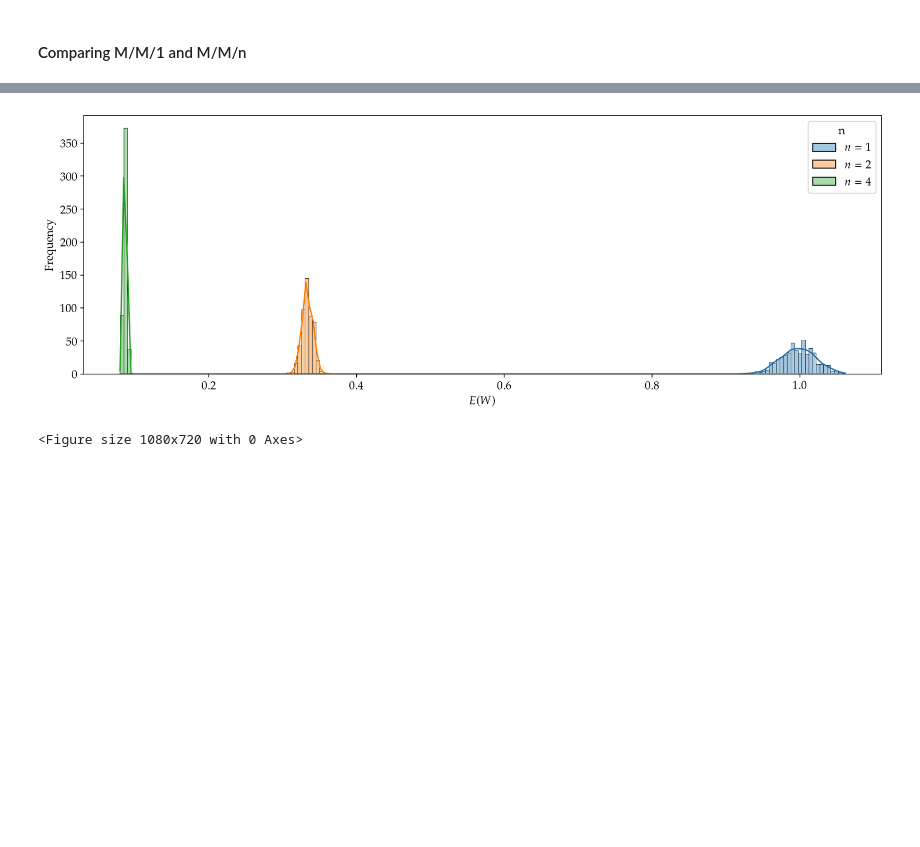
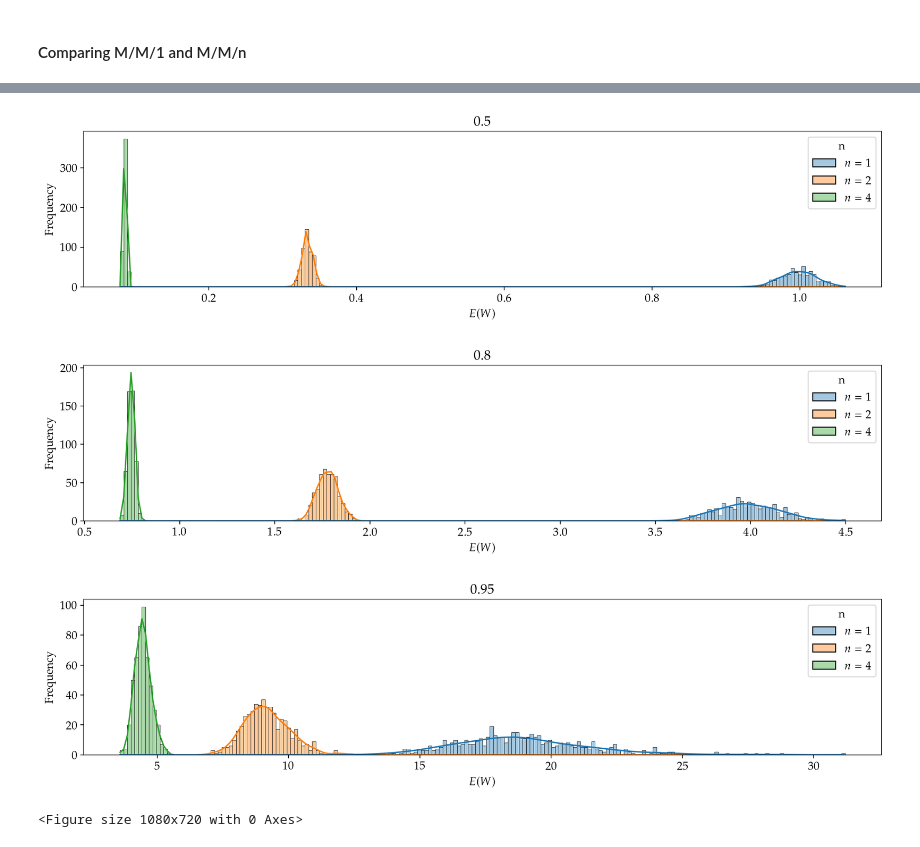
Before and after one commit to Maloup/Stochastic_assignment_2, a Jupyter notebook: Result_visualization.ipynb, the cells around one changed output, grey strips where cells are left out. Saved outputs shown, nothing was run; the diff lists cells and outputs as text; code cells hidden in the pictures; blank space fills up the shorter version.

```diff
--- a/Result_visualization.ipynb
+++ b/Result_visualization.ipynb
@@ -281,11 +285,28 @@ plt.show()
-# %%
-plt.figure(figsize = (15,5))
-sns.histplot(data = df, hue="n", x="E(W)", alpha=0.4, kde = True, bins = 200)
-plt.xlabel("$E(W)$")
-plt.ylabel("Frequency")
-plt.show()
-# %% [output]
-[figure, removed]
+# %%
+plt.figure(figsize = (15,3))
+sns.histplot(data =  df_maker(0), hue="n", x="E(W)", alpha=0.4, kde = True, bins = 200)
+plt.xlabel("$E(W)$")
+plt.ylabel("Frequency")
+plt.title("0.5")
+plt.show()
+
+plt.figure(figsize = (15,3))
+sns.histplot(data = df, hue="n", x="E(W)", alpha=0.4, kde = True, bins = 200)
+plt.xlabel("$E(W)$")
+plt.ylabel("Frequency")
+plt.title("0.8")
+plt.show()
+
+plt.figure(figsize = (15,3))
+sns.histplot(data = df_maker(2), hue="n", x="E(W)", alpha=0.4, kde = True, bins = 200)
+plt.xlabel("$E(W)$")
+plt.ylabel("Frequency")
+plt.title("0.95")
+plt.show()
+# %% [output]
+[figure, added]
+[figure, added]
+[figure, added]
 # %%
 values_n1 = np.array(stats_data_n1)
 values_n2 = np.array(stats_data_n2)
```
Also changed, not shown: parts of 9 cells of this notebook, 4 other files.
